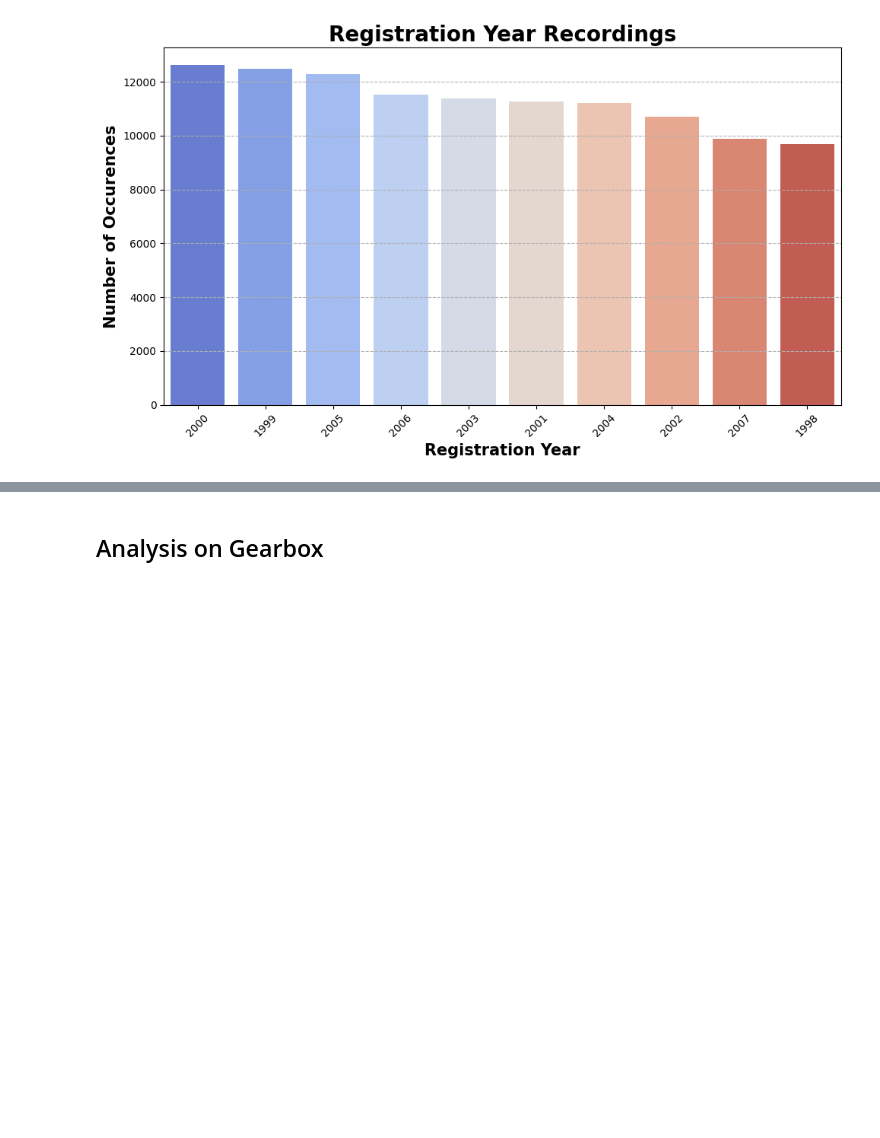
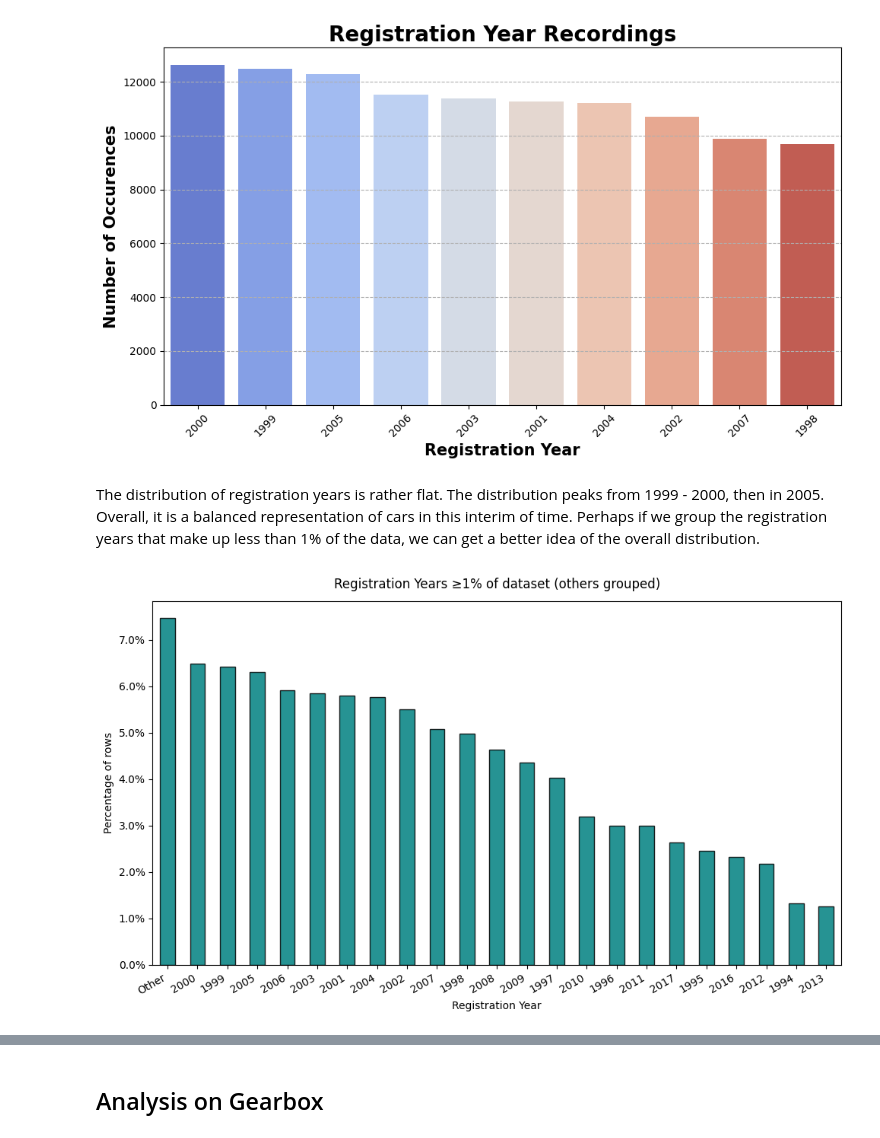
Before and after one commit to T4nT4n/sprint12, a Jupyter notebook: sprint_12_project.ipynb, the cells around one changed output, grey strips where cells are left out. Drawn from its saved outputs; the diff is of its cells as text; code cells hidden in the pictures; blank space fills up the shorter version.

```diff
--- a/sprint_12_project.ipynb
+++ b/sprint_12_project.ipynb
@@ -1165,3 +1161,25 @@ RegistrationYear
 1998     9682
 Name: count, dtype: int64
 [figure]
+# %% [markdown]
+The distribution of registration years is rather flat. The distribution peaks from 1999 - 2000, then in 2005. Overall, it is a balanced representation of cars in this interim of time. Perhaps if we group the registration years that make up less than 1% of the data, we can get a better idea of the overall distribution.
+# %%
+s = X_train['RegistrationYear'].copy().fillna('Missing')
+counts = s.value_counts()
+threshold = 0.01 * len(s)  # 1%
+kept = counts[counts >= threshold]
+other = counts[counts < threshold].sum()
+plot_counts = kept.copy()
+if other > 0:
+    plot_counts.loc['Other'] = other
+
+perc = (plot_counts / plot_counts.sum() * 100).sort_values(ascending=False)
+
+ax = perc.plot(kind='bar', figsize=(10,6), color='teal', edgecolor='black', alpha=0.85)
+ax.yaxis.set_major_formatter(mtick.PercentFormatter())
+plt.title("Registration Years ≥1% of dataset (others grouped)", pad=12)
+plt.xlabel("Registration Year"); plt.ylabel("Percentage of rows")
+plt.xticks(rotation=30, ha='right')
+plt.tight_layout(); plt.show()
+# %% [output]
+[figure, added]
```
Also changed, not shown: parts of 13 cells of this notebook.
